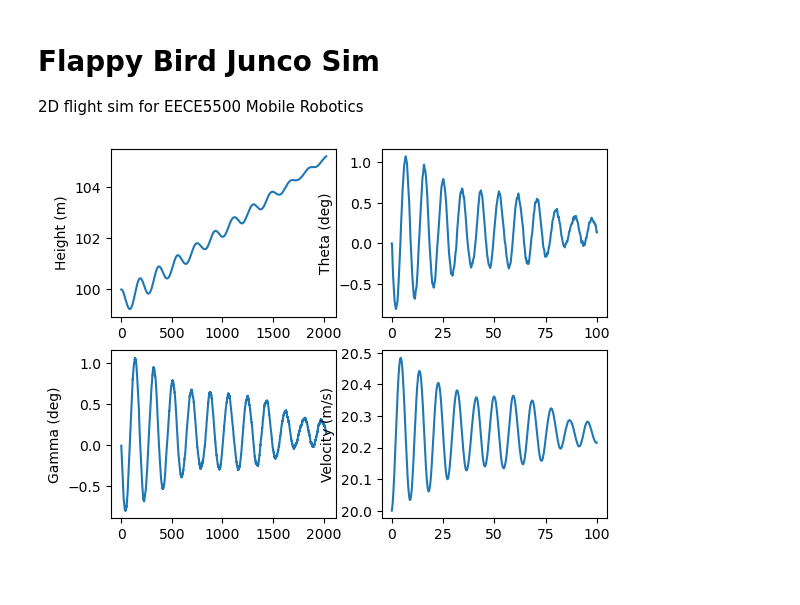
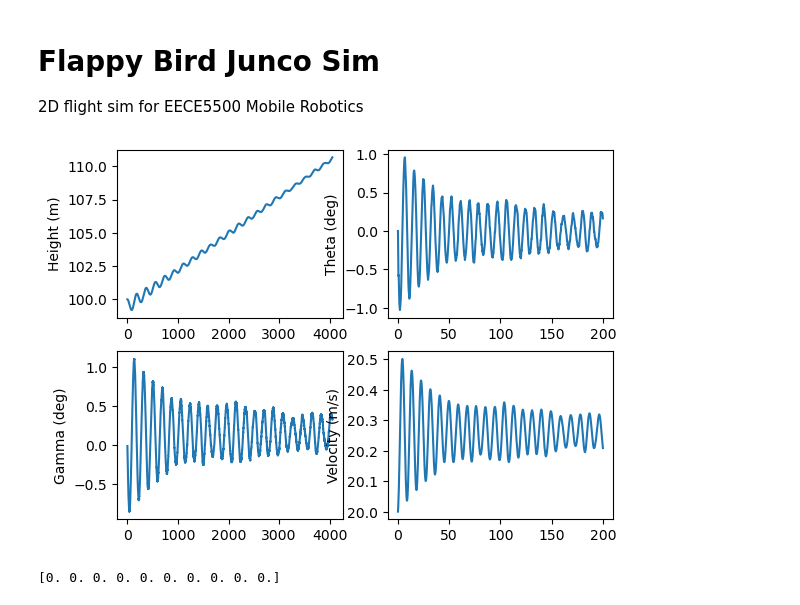
Before and after one commit to Tsmorz/project-junco, a Jupyter notebook: flappy_sim.ipynb, the cells around one changed output. Drawn from its saved outputs; the diff is of its cells as text; code cells hidden in the pictures.

```diff
--- a/flappy_sim.ipynb
+++ b/flappy_sim.ipynb
@@ -64,6 +65,19 @@ class Drone():
         self.time = 0.
         self.dt = 0.01
 
+    def thetaFromElivator(self, T,thetaDes, delta_e):
+        alphaNom = -(self.Cm_0+self.Cm_delta_e*delta_e)/self.Cm_alpha
+        Clnom = self.Cl_0 + self.Cl_alpha*alphaNom
+        Cdnom = self.Cd_0 + self.K*Clnom**2
+        return thetaDes- (-Cdnom/Clnom + T/(self.m*self.g)*(1-Cdnom/Clnom*alphaNom))-alphaNom
+
+    def testFunc(self, x):
+        return x-0.5
+
+    def solveForElivator(self, T, thetaDes):
+        func = lambda x: self.thetaFromElivator(T, thetaDes,x)
+        sol = sci.optimize.root_scalar(func, method='secant', x0 = 0, x1 = 1)
+        return sol.root
 
     def step(self, action):
         err_msg = f"{action!r} ({type(action)}) invalid"
@@ -78,7 +92,8 @@ class Drone():
         q = 0.5*rho*v**2
 
         #Control inputs
-        thrust, delta_e = action
+        thrust, pitchCommand = action
+        delta_e = self.solveForElivator(thrust, pitchCommand)
 
         # Forces
         Cl = self.Cl_0 + self.Cl_alpha*alpha
@@ -158,50 +173,39 @@ class Drone():
 # %%
 env = Drone()
 state = env.reset()
 action = np.array([1.5,0])
 fig, axs = plt.subplots(2, 2)
-trajx = []
-trajz = []
-trajtheta = []
-trajgamma = []
-trajv = []
-trajt = []
+iterations = 20000
+trajx = np.zeros(iterations)
+trajz = np.zeros(iterations)
+trajv = np.zeros(iterations)
+trajtheta = np.zeros(iterations)
+trajthetaDot = np.zeros(iterations)
+trajgamma = np.zeros(iterations)
+trajt = np.zeros(iterations)
 
-for t in range(1, 10000):
+for iter in range(0, iterations):
     state, reward, done, _ = env.step(action)
-    time = env.time
-    x = state[0]
-    z = state[1]
-    v = state[2]
-    theta = state[3]
-    theta_dot = state[4]
-    gamma = state[5]
-    trajx.append(x)
-    trajz.append(z)
-    trajtheta.append(theta)
-    trajgamma.append(gamma)
-    trajv.append(v)
-    trajt.append(time)
-
-trajx = np.array(trajx)
-trajz = np.array(trajz)
-trajtheta = np.array(trajtheta)
-trajgamma = np.array(trajgamma)
-trajv = np.array(trajv)
-trajt = np.array(trajt)
+    trajt[iter] = env.time
+    trajx[iter], trajz[iter], trajv[iter], trajtheta[iter], trajthetaDot[iter], trajgamma[iter]   = state
 
 axs[0, 0].plot(trajx, trajz)
 axs[0, 0].set_ylabel("Height (m)")
 axs[0, 1].plot(trajt, trajtheta*180/np.pi)
 axs[0, 1].set_ylabel("Theta (deg)")
 axs[1, 0].plot(trajx, trajgamma*180/np.pi)
 axs[1, 0].set_ylabel("Gamma (deg)")
 axs[1, 1].plot(trajt, trajv)
 axs[1, 1].set_ylabel("Velocity (m/s)")
 
 fig.show()
 # %% [output]
-[figure, old version]
+[figure, new version]
+# %%
+test = np.zeros(10)
+print(test)
+# %% [output]
+[0. 0. 0. 0. 0. 0. 0. 0. 0. 0.]
 # %%
 #################################### Testing ###################################
 
```
Also changed, not shown: parts of 1 cell of this notebook, 1 other file.
